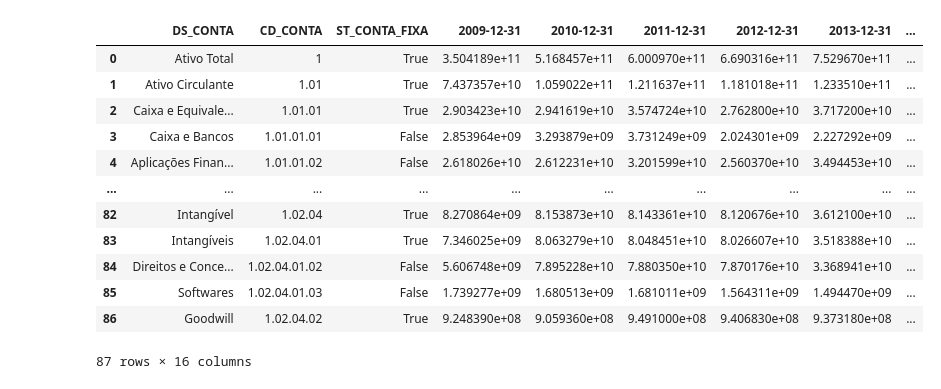
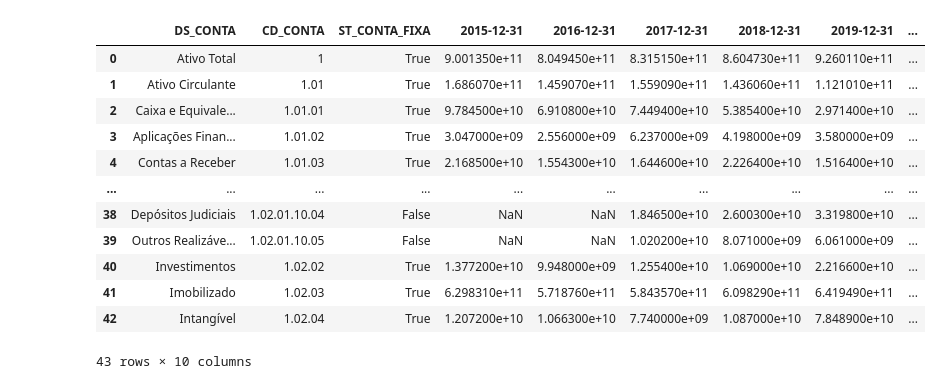
Before and after one commit to crdcj/FinLogic, a Jupyter notebook: brfin/explore_company.ipynb, the cells around one changed output. Cells and saved outputs as stored; diff of their text form; code cells hidden in the pictures.

```diff
--- a/brfin/explore_company.ipynb
+++ b/brfin/explore_company.ipynb
@@ -9,23 +9,23 @@ importlib.reload(co)
 pd.options.display.max_colwidth = 20
 pd.options.display.max_rows = 40
 # %%
-petro = co.Company(9512)
+petro = co.Company(9512, start_period='2015-12-31')
 df = petro.assets
 df
 # %% [output]
-|  | DS_CONTA | CD_CONTA | ST_CONTA_FIXA | 2009-12-31 | 2010-12-31 | 2011-12-31 | 2012-12-31 | 2013-12-31 | ... |
-| 0 | Ativo Total | 1 | True | 3.504189e+11 | 5.168457e+11 | 6.000970e+11 | 6.690316e+11 | 7.529670e+11 | ... |
-| 1 | Ativo Circulante | 1.01 | True | 7.437357e+10 | 1.059022e+11 | 1.211637e+11 | 1.181018e+11 | 1.233510e+11 | ... |
-| 2 | Caixa e Equivale... | 1.01.01 | True | 2.903423e+10 | 2.941619e+10 | 3.574724e+10 | 2.762800e+10 | 3.717200e+10 | ... |
-| 3 | Caixa e Bancos | 1.01.01.01 | False | 2.853964e+09 | 3.293879e+09 | 3.731249e+09 | 2.024301e+09 | 2.227292e+09 | ... |
-| 4 | Aplicações Finan... | 1.01.01.02 | False | 2.618026e+10 | 2.612231e+10 | 3.201599e+10 | 2.560370e+10 | 3.494453e+10 | ... |
+|  | DS_CONTA | CD_CONTA | ST_CONTA_FIXA | 2015-12-31 | 2016-12-31 | 2017-12-31 | 2018-12-31 | 2019-12-31 | ... |
+| 0 | Ativo Total | 1 | True | 9.001350e+11 | 8.049450e+11 | 8.315150e+11 | 8.604730e+11 | 9.260110e+11 | ... |
+| 1 | Ativo Circulante | 1.01 | True | 1.686070e+11 | 1.459070e+11 | 1.559090e+11 | 1.436060e+11 | 1.121010e+11 | ... |
+| 2 | Caixa e Equivale... | 1.01.01 | True | 9.784500e+10 | 6.910800e+10 | 7.449400e+10 | 5.385400e+10 | 2.971400e+10 | ... |
+| 3 | Aplicações Finan... | 1.01.02 | True | 3.047000e+09 | 2.556000e+09 | 6.237000e+09 | 4.198000e+09 | 3.580000e+09 | ... |
+| 4 | Contas a Receber | 1.01.03 | True | 2.168500e+10 | 1.554300e+10 | 1.644600e+10 | 2.226400e+10 | 1.516400e+10 | ... |
 | ... | ... | ... | ... | ... | ... | ... | ... | ... | ... |
-| 82 | Intangível | 1.02.04 | True | 8.270864e+09 | 8.153873e+10 | 8.143361e+10 | 8.120676e+10 | 3.612100e+10 | ... |
-| 83 | Intangíveis | 1.02.04.01 | True | 7.346025e+09 | 8.063279e+10 | 8.048451e+10 | 8.026607e+10 | 3.518388e+10 | ... |
-| 84 | Direitos e Conce... | 1.02.04.01.02 | False | 5.606748e+09 | 7.895228e+10 | 7.880350e+10 | 7.870176e+10 | 3.368941e+10 | ... |
-| 85 | Softwares | 1.02.04.01.03 | False | 1.739277e+09 | 1.680513e+09 | 1.681011e+09 | 1.564311e+09 | 1.494470e+09 | ... |
-| 86 | Goodwill | 1.02.04.02 | True | 9.248390e+08 | 9.059360e+08 | 9.491000e+08 | 9.406830e+08 | 9.373180e+08 | ... |
+| 38 | Depósitos Judiciais | 1.02.01.10.04 | False | NaN | NaN | 1.846500e+10 | 2.600300e+10 | 3.319800e+10 | ... |
+| 39 | Outros Realizáve... | 1.02.01.10.05 | False | NaN | NaN | 1.020200e+10 | 8.071000e+09 | 6.061000e+09 | ... |
+| 40 | Investimentos | 1.02.02 | True | 1.377200e+10 | 9.948000e+09 | 1.255400e+10 | 1.069000e+10 | 2.216600e+10 | ... |
+| 41 | Imobilizado | 1.02.03 | True | 6.298310e+11 | 5.718760e+11 | 5.843570e+11 | 6.098290e+11 | 6.419490e+11 | ... |
+| 42 | Intangível | 1.02.04 | True | 1.207200e+10 | 1.066300e+10 | 7.740000e+09 | 1.087000e+10 | 7.848900e+10 | ... |
-87 rows × 16 columns
+43 rows × 10 columns
 # %%
 df.info()
 # %% [output]
```
Also changed, not shown: 1 other file.
